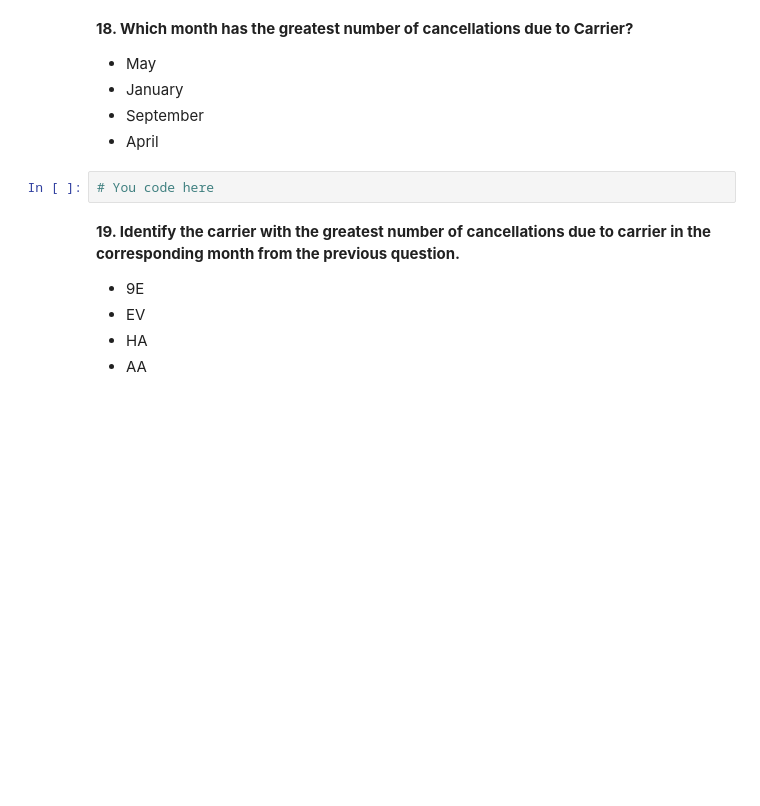
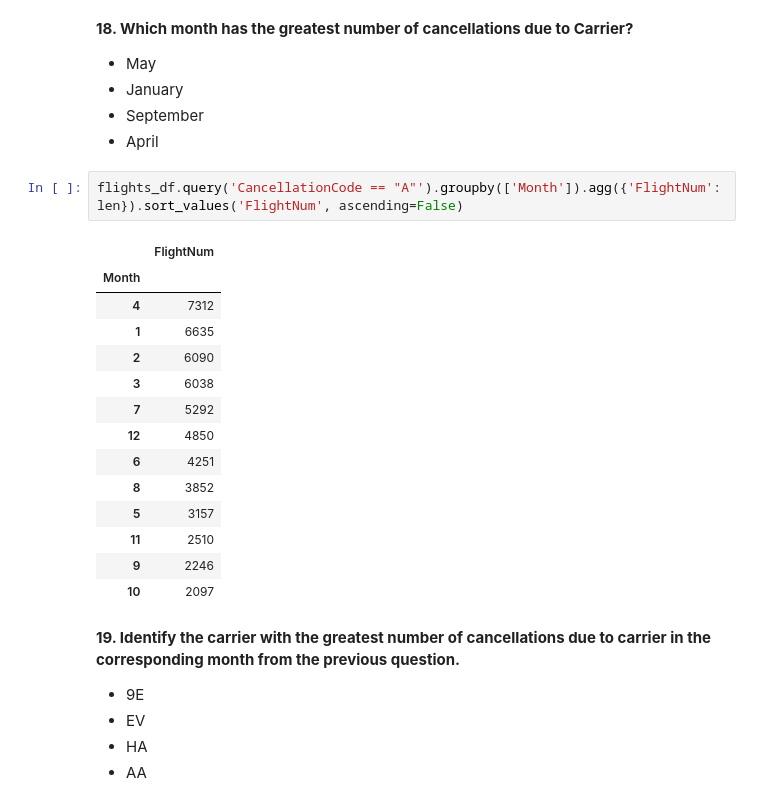
Before and after one commit to locdeqe/PyMath, a Jupyter notebook: ml_course/a1/assignment1_USA_flights_EDA.ipynb, the cells around one changed output. Cells and saved outputs as stored; diff of their text form; blank space fills up the shorter version.

```diff
--- a/ml_course/a1/assignment1_USA_flights_EDA.ipynb
+++ b/ml_course/a1/assignment1_USA_flights_EDA.ipynb
@@ -583,8 +591,23 @@ flights_df.groupby(['DayOfWeek']).agg({'FlightNum': len}).plot()
 - January
 - September
 - April
-# %%
-# You code here
+# %%
+flights_df.query('CancellationCode == "A"').groupby(['Month']).agg({'FlightNum': len}).sort_values('FlightNum', ascending=False)
+# %% [output]
+|  | FlightNum |
+| Month |  |
+| 4 | 7312 |
+| 1 | 6635 |
+| 2 | 6090 |
+| 3 | 6038 |
+| 7 | 5292 |
+| 12 | 4850 |
+| 6 | 4251 |
+| 8 | 3852 |
+| 5 | 3157 |
+| 11 | 2510 |
+| 9 | 2246 |
+| 10 | 2097 |
 # %% [markdown]
 **19. Identify the carrier with the greatest number of cancellations due to carrier in the corresponding month from the previous question.**
 
```
Also changed, not shown: parts of 8 cells of this notebook.
